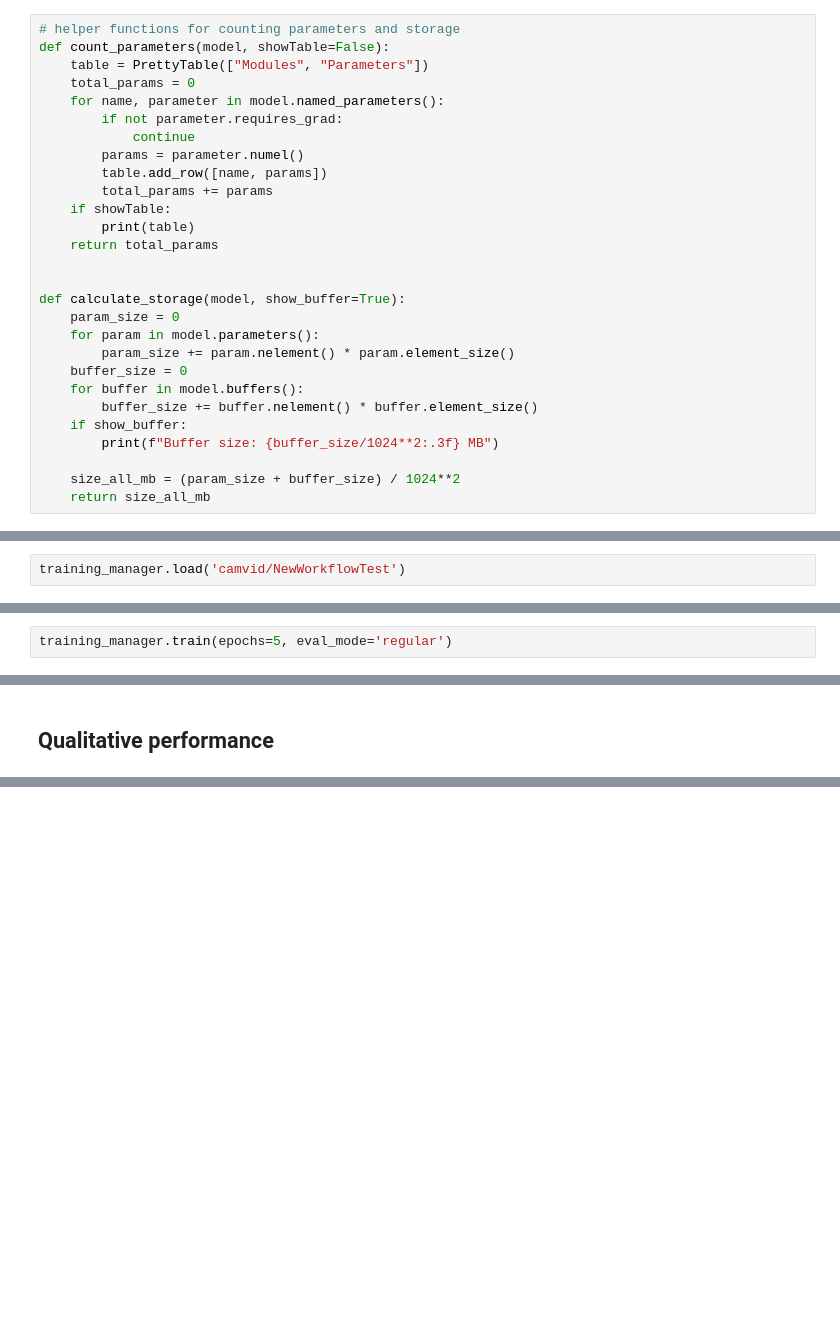
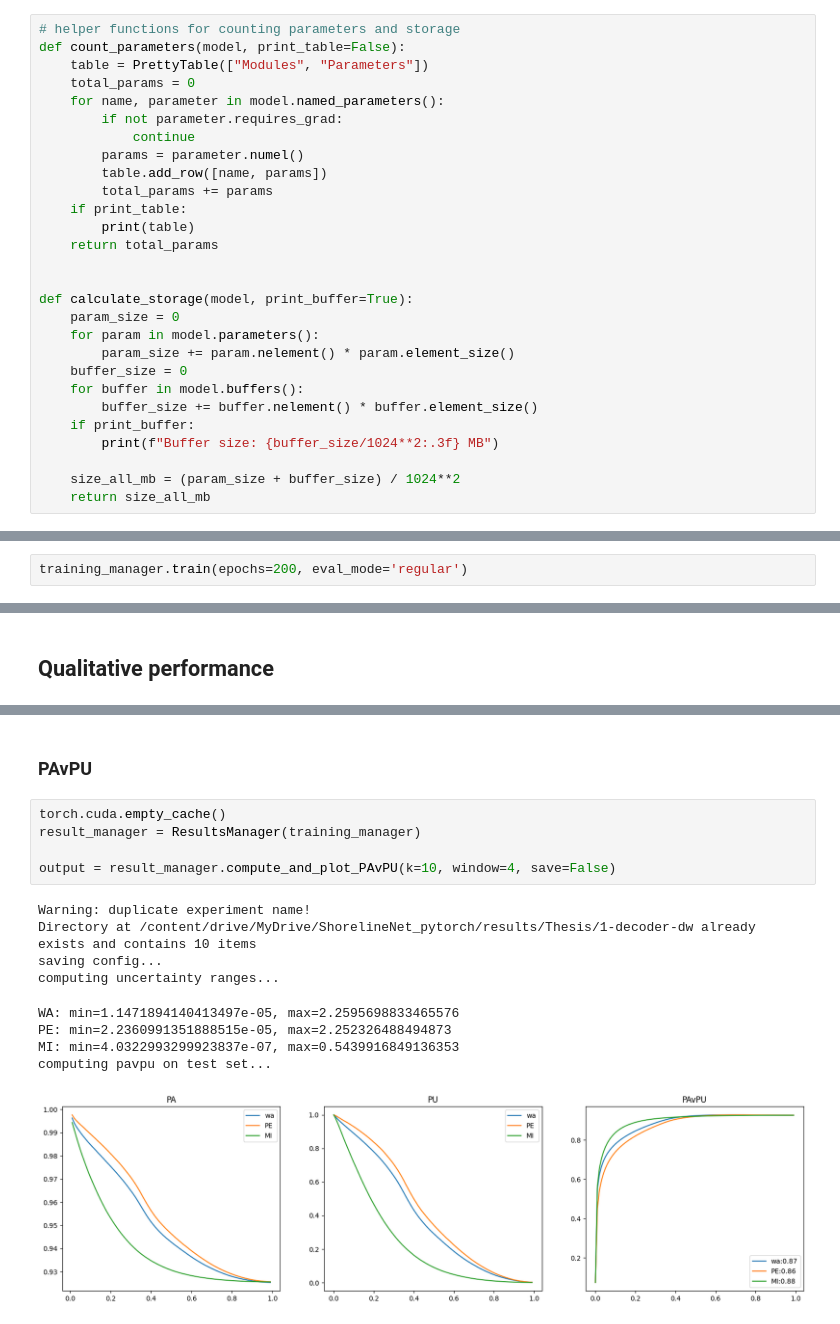
Before and after one commit to LeonY117/msc_project, a Jupyter notebook: notebooks/camvid.ipynb, the cells around one changed output, grey strips where cells are left out. Drawn from its saved outputs; the diff is of its cells as text; blank space fills up the shorter version.

```diff
--- a/notebooks/camvid.ipynb
+++ b/notebooks/camvid.ipynb
@@ -581,6 +687,6 @@ Define some key classes for training
 # %%
 # helper functions for counting parameters and storage
-def count_parameters(model, showTable=False):
+def count_parameters(model, print_table=False):
     table = PrettyTable(["Modules", "Parameters"])
     total_params = 0
     for name, parameter in model.named_parameters():
@@ -589,19 +695,19 @@ def count_parameters(model, showTable=False):
         params = parameter.numel()
         table.add_row([name, params])
         total_params += params
-    if showTable:
+    if print_table:
         print(table)
     return total_params
 
 
-def calculate_storage(model, show_buffer=True):
+def calculate_storage(model, print_buffer=True):
     param_size = 0
     for param in model.parameters():
         param_size += param.nelement() * param.element_size()
     buffer_size = 0
     for buffer in model.buffers():
         buffer_size += buffer.nelement() * buffer.element_size()
-    if show_buffer:
+    if print_buffer:
         print(f"Buffer size: {buffer_size/1024**2:.3f} MB")
 
     size_all_mb = (param_size + buffer_size) / 1024**2
@@ -1823,2 +3115,0 @@ Directory at /content/drive/MyDrive/ShorelineNet_pytorch/results/camvid/NewWorkf
-# %%
-training_manager.load('camvid/NewWorkflowTest')
@@ -1832,2 +3116,2 @@ training_manager.evaluate('test', mode='all', subset=None)
 # %%
-training_manager.train(epochs=5, eval_mode='regular')
+training_manager.train(epochs=200, eval_mode='regular')
@@ -1892,0 +3173,17 @@ with torch.no_grad():
+# %% [markdown]
+### PAvPU
+# %%
+torch.cuda.empty_cache()
+result_manager = ResultsManager(training_manager)
+
+output = result_manager.compute_and_plot_PAvPU(k=10, window=4, save=False)
+# %% [output]
+Warning: duplicate experiment name!
+Directory at /content/drive/MyDrive/ShorelineNet_pytorch/results/Thesis/1-decoder-dw already exists and contains 10 items
+saving config...
+computing uncertainty ranges...
+WA: min=1.1471894140413497e-05, max=2.2595698833465576
+PE: min=2.2360991351888515e-05, max=2.252326488494873
+MI: min=4.0322993299923837e-07, max=0.5439916849136353
+computing pavpu on test set...
+[figure, added]
```
Also changed, not shown: parts of 80 cells of this notebook.
